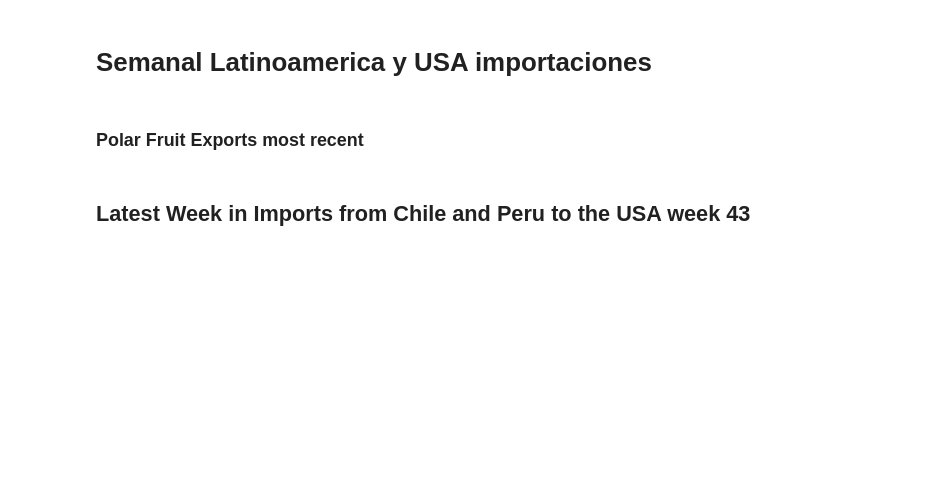
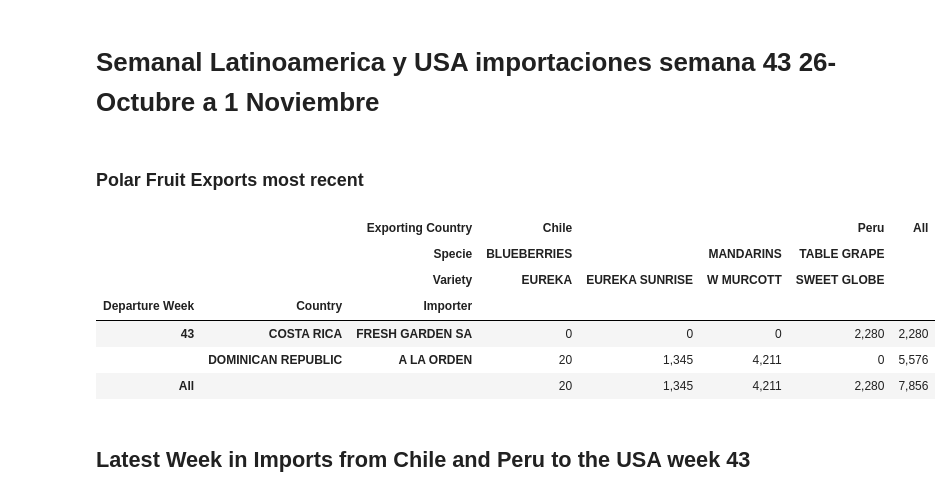
Before and after one commit to avida03/bf_web, a Jupyter notebook: Weekly.ipynb, the cells around one changed output. Drawn from its saved outputs; the diff is of its cells as text; code cells hidden in the pictures; blank space fills up the shorter version.

```diff
--- a/Weekly.ipynb
+++ b/Weekly.ipynb
@@ -1,5 +1,5 @@
 # %% [markdown]
-# Semanal Latinoamerica y USA importaciones
+# Semanal Latinoamerica y USA importaciones semana 43 26-Octubre a 1 Noviembre
 # %%
 import pandas as pd
 master=pd.read_csv(r"C:\Users\artuv\OneDrive\Bases_Chile_y_UvasPeru\Master.csv")
@@ -15,15 +17,23 @@ line_to_run= '''RUN THIS LINE  in the terminal #python -m nbconvert --to html --
 # %%
 polar=master[((master['Exporter']=='POLAR FRUIT INT')| (master['Exporter']=='POLAR FRUIT INTERNATIONAL SAC'))& master['Year Country'].str.contains('2025')]
 polar=polar.rename(columns={'Dep_Week': 'Departure Week','Year Country':'Exporting Country'})
 polar=polar.sort_values(by=['Departure Week','Boxes']) # Sort polar before pivoting
-polar_recent=polar[polar['Departure Week']>max(polar['Departure Week'])-2]
+polar_recent=polar[polar['Departure Week']==current_week]
 polar_pivot=polar_recent.pivot_table(index=['Departure Week','Country','Importer'],
                                      columns=['Exporting Country','Specie','Variety'],
                                      values='Boxes',aggfunc='sum',margins=True).fillna(0)
 country_rn={'2025-CHILE':'Chile','2025-PERU':'Peru'}
 polar_pivot.rename(columns=country_rn,inplace=True)
 polar_pivot=polar_pivot.style.format("{:,.0f}")
 polar_pivot
+# %% [output]
+|  |  | Exporting Country | Chile |  |  | Peru | All |
+|  |  | Specie | BLUEBERRIES |  | MANDARINS | TABLE GRAPE |  |
+|  |  | Variety | EUREKA | EUREKA SUNRISE | W MURCOTT | SWEET GLOBE |  |
+| Departure Week | Country | Importer |  |  |  |  |  |
+| 43 | COSTA RICA | FRESH GARDEN SA | 0 | 0 | 0 | 2,280 | 2,280 |
+|  | DOMINICAN REPUBLIC | A LA ORDEN | 20 | 1,345 | 4,211 | 0 | 5,576 |
+| All |  |  | 20 | 1,345 | 4,211 | 2,280 | 7,856 |
 # %% [markdown]
 ## Latest Week in Imports from Chile and Peru  to the USA week 43
 # %%
```
Also changed, not shown: parts of 12 cells of this notebook.
